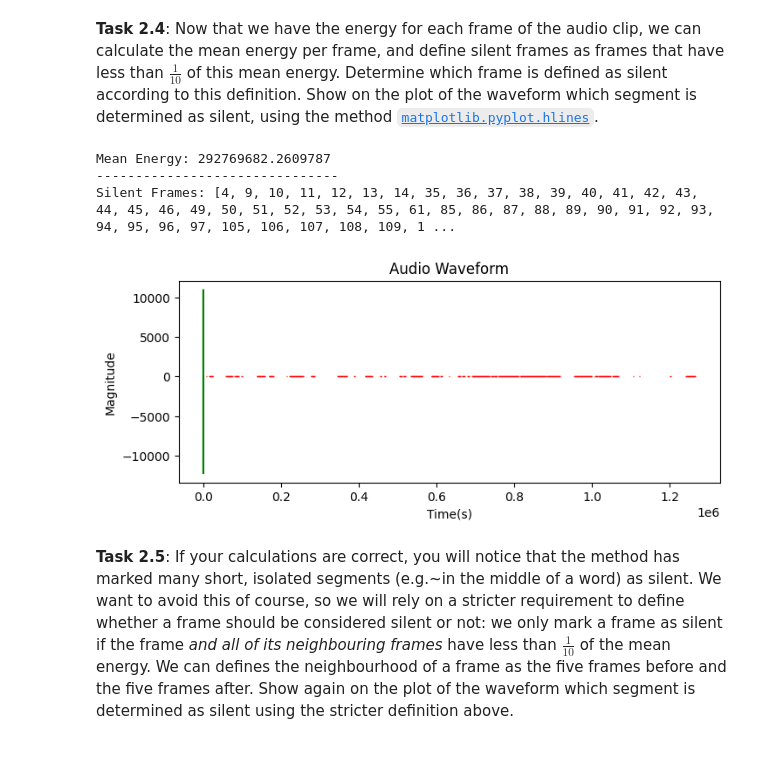
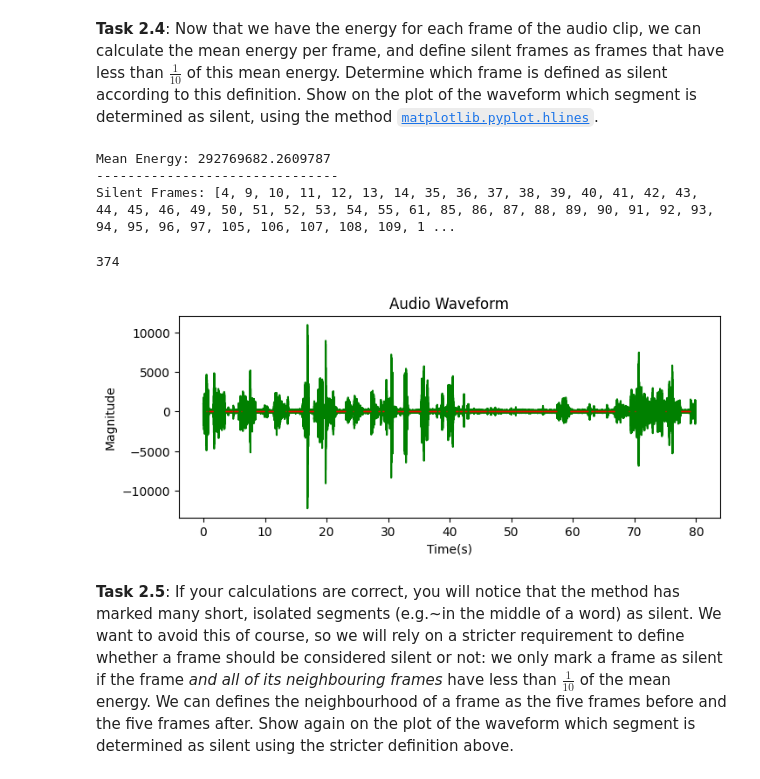
Before and after one commit to alessiasanfelici/IN4080--NLP-Exercises, a Jupyter notebook: NLP-Projects/mandatory 3/oblig3.ipynb, the cells around one changed output. Drawn from its saved outputs; the diff is of its cells as text; code cells hidden in the pictures.

```diff
--- a/NLP-Projects/mandatory 3/oblig3.ipynb
+++ b/NLP-Projects/mandatory 3/oblig3.ipynb
@@ -344,7 +344,7 @@ energies = []
 frame_size = int(0.2*fs)
 frame_step = int(0.1*fs)
 
-for i in range(0, len(data) - frame_size, frame_step):
+for i in range(0, len(data) - frame_size+1, frame_step):
     frame_data = data[i:i+frame_size]
     energy = abs(np.sum(frame_data**2))
     energies.append(energy)
@@ -362,24 +362,26 @@ print("-------------------------------")
 silent_frames = [f for f, energy in enumerate(energies) if energy < 0.1 * mean_energy]
 
 print("Silent Frames:", silent_frames)
+len(silent_frames)
 # %% [output]
 Mean Energy: 292769682.2609787
 -------------------------------
 Silent Frames: [4, 9, 10, 11, 12, 13, 14, 35, 36, 37, 38, 39, 40, 41, 42, 43, 44, 45, 46, 49, 50, 51, 52, 53, 54, 55, 61, 85, 86, 87, 88, 89, 90, 91, 92, 93, 94, 95, 96, 97, 105, 106, 107, 108, 109, 1 ...
+374
 # %%
 import matplotlib.pyplot as plt
 plt.figure(figsize = (8,3))
 plt.plot(np.linspace(0, len(data)/fs, len(data)), data, color = "g")
 plt.title("Audio Waveform")
 plt.xlabel("Time(s)")
 plt.ylabel("Magnitude")
 
 for s in silent_frames:
-    plt.hlines(0, s*frame_step, s*frame_step + frame_size, colors = "r", linewidth = 1)
+    plt.hlines(0, s*0.1, s*0.1 + 0.2, colors = "r", linewidth = 1)
 
 plt.show()
 # %% [output]
-[figure, old version]
+[figure, new version]
 # %% [markdown]
 __Task 2.5__: If your calculations are correct, you will notice that the method has marked many short, isolated segments (e.g.~in the middle of a word) as silent. We want to avoid this of course, so we will rely on a stricter requirement to define whether a frame should be considered silent or not: we only mark a frame as silent if the frame _and all of its neighbouring frames_ have less than $\frac{1}{10}$ of the mean energy. We can defines the neighbourhood of a frame as the five frames before and the five frames after.  Show again on the plot of the waveform which segment is determined as silent using the stricter definition above.
 # %%
```
Also changed, not shown: parts of 3 cells of this notebook, 1 other file.
